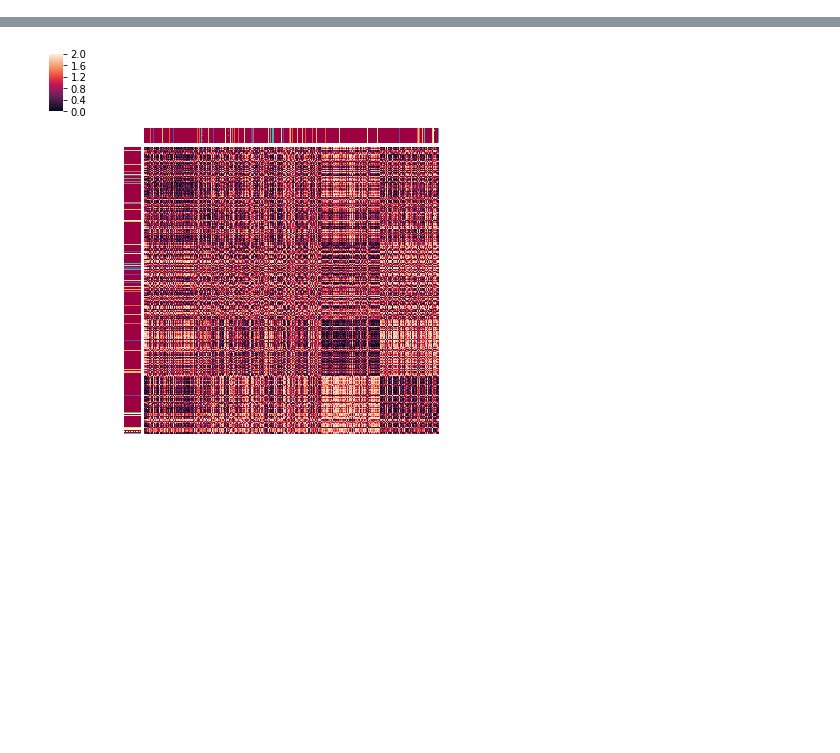
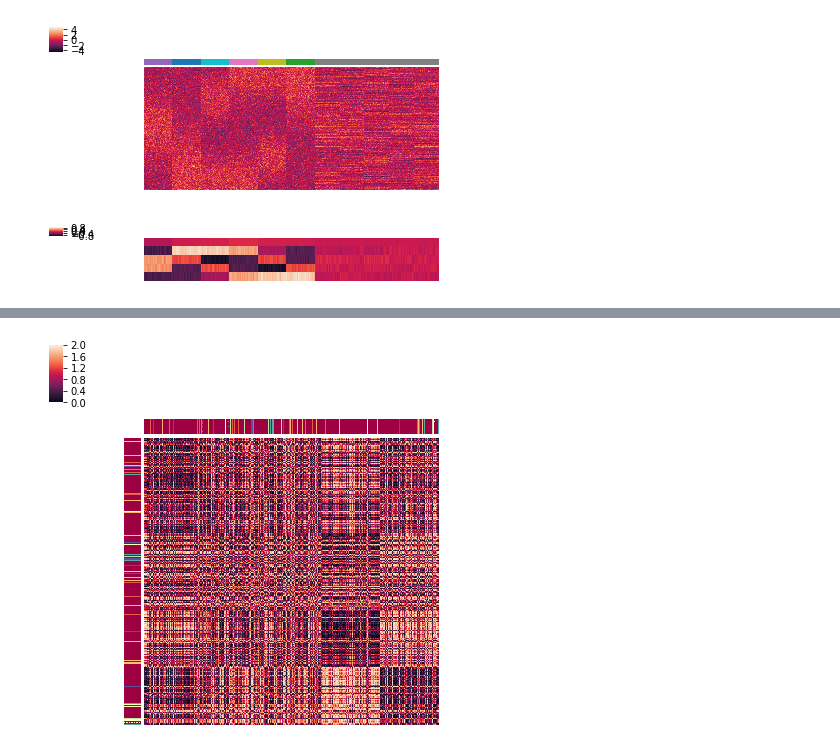
Before and after one commit to yashpatel5400/gliss, a Jupyter notebook: notebooks/analysis_toy_feat_clust_corr.ipynb, the cells around one changed output, grey strips where cells are left out. Saved outputs shown, nothing was run; the diff lists cells and outputs as text; code cells hidden in the pictures; blank space fills up the shorter version.

```diff
--- a/notebooks/analysis_toy_feat_clust_corr.ipynb
+++ b/notebooks/analysis_toy_feat_clust_corr.ipynb
@@ -209,0 +272,6 @@ plot_distance(c_mtx.T, heat_sel, lut, val_min=-2.4)
+# %%
+plot_data_mtx(x, heat_sel, lut, lam=lam_true)
+plot_data_mtx(c_mtx.T, heat_sel, lut, short=True)
+# %% [output]
+[figure, added]
+[figure, added]
```
Also changed, not shown: parts of 11 cells of this notebook, 8 other files.
